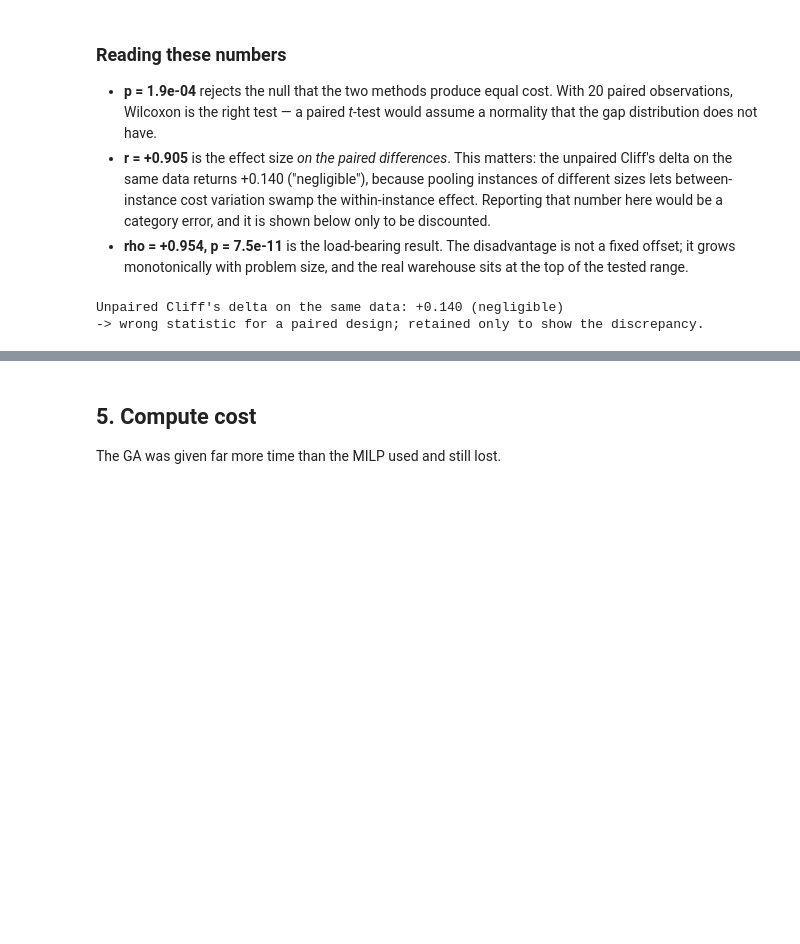
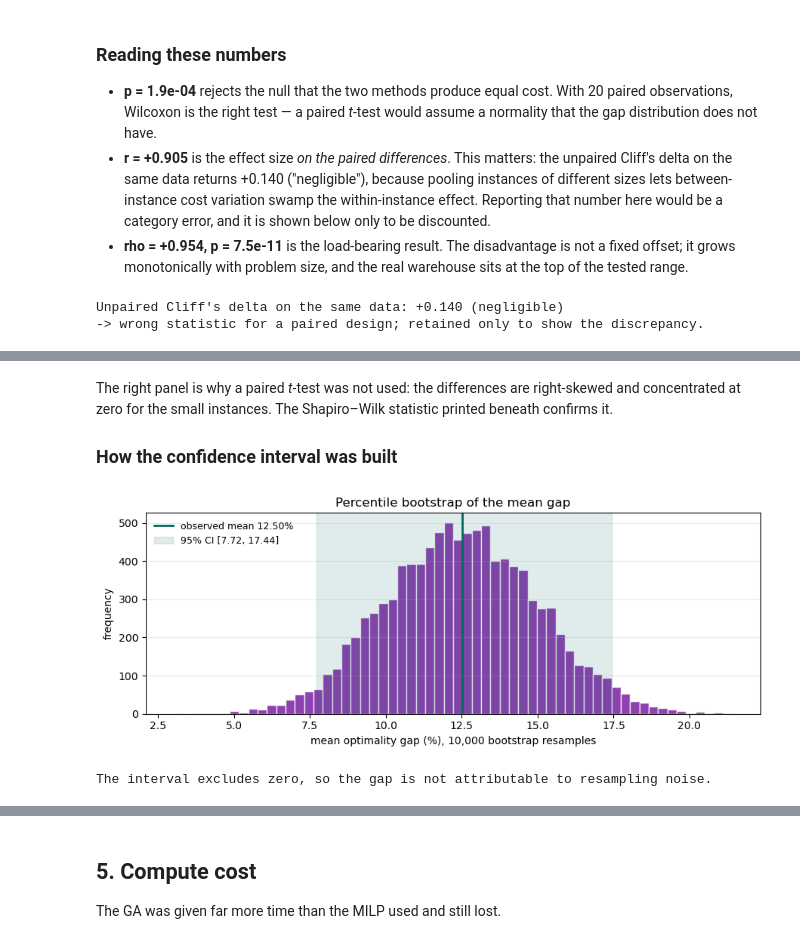
Before and after one commit to Oxshadha/OptiWMS, a Jupyter notebook: Ai miroservices/modeling/v8_controlled_synthetic_validation/solver_selection_milp_vs_ga.ipynb, the cells around one changed output, grey strips where cells are left out. Drawn from its saved outputs; the diff is of its cells as text; code cells hidden in the pictures; blank space fills up the shorter version.

```diff
--- a/Ai miroservices/modeling/v8_controlled_synthetic_validation/solver_selection_milp_vs_ga.ipynb
+++ b/Ai miroservices/modeling/v8_controlled_synthetic_validation/solver_selection_milp_vs_ga.ipynb
@@ -410,0 +450,26 @@ Unpaired Cliff's delta on the same data: +0.140 (negligible)
+# %% [markdown]
+The right panel is why a paired *t*-test was not used: the differences are
+right-skewed and concentrated at zero for the small instances. The Shapiro–Wilk
+statistic printed beneath confirms it.
+
+### How the confidence interval was built
+# %%
+rng = np.random.default_rng(12345)
+gaps = df.gap_best_pct.values
+draws = np.array([rng.choice(gaps, size=len(gaps), replace=True).mean() for _ in range(10_000)])
+lo, hi = np.quantile(draws, [.025, .975])
+
+fig4, ax4 = plt.subplots(figsize=(9, 3.6))
+ax4.hist(draws, bins=60, color="#7B1FA2", alpha=.85, edgecolor="white")
+ax4.axvline(gaps.mean(), color="#00695C", lw=2, label=f"observed mean {gaps.mean():.2f}%")
+ax4.axvspan(lo, hi, color="#00695C", alpha=.12, label=f"95% CI [{lo:.2f}, {hi:.2f}]")
+ax4.set_xlabel("mean optimality gap (%), 10,000 bootstrap resamples")
+ax4.set_ylabel("frequency"); ax4.set_title("Percentile bootstrap of the mean gap")
+ax4.legend(frameon=False, fontsize=9); ax4.grid(alpha=.25, axis="y")
+fig4.tight_layout(); fig4.savefig("outputs/solver_evidence/bootstrap_gap.png", dpi=150)
+plt.show()
+
+print(f"The interval excludes zero, so the gap is not attributable to resampling noise.")
+# %% [output]
+[figure, added]
+The interval excludes zero, so the gap is not attributable to resampling noise.
```
Also changed, not shown: parts of 4 cells of this notebook, 6 other files.
